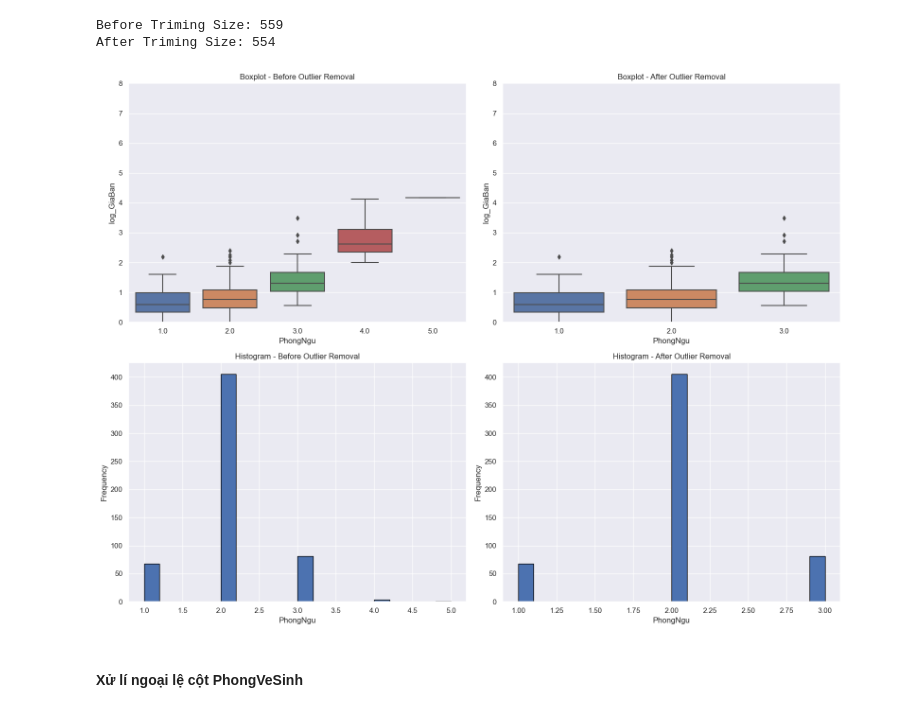
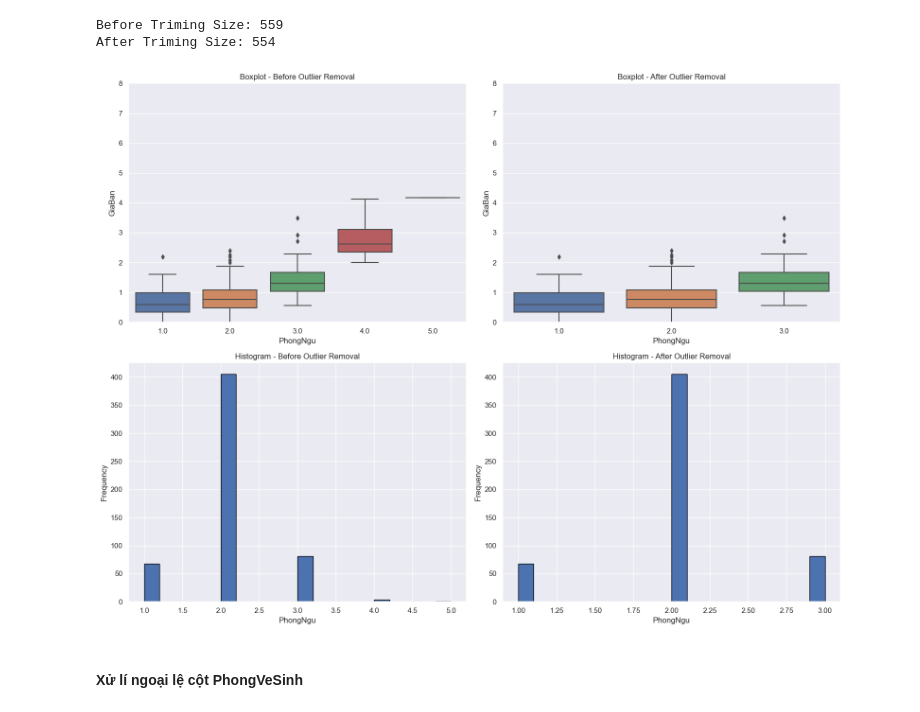
Before and after one commit to Yenhi501/Web_Scarping, a Jupyter notebook: model_smallDS.ipynb, the cells around one changed output. Saved outputs shown, nothing was run; the diff lists cells and outputs as text; code cells hidden in the pictures.

```diff
--- a/model_smallDS.ipynb
+++ b/model_smallDS.ipynb
@@ -463,36 +463,36 @@ data_before_outlier = pd.concat([y_train_s, X_train_s[var]], axis=1)
 sns.boxplot(x=var, y=y_train_s, data=data_before_outlier, ax=axes[0, 0])
 axes[0, 0].set_ylim(0, 8)
 axes[0, 0].set_xlabel(var)
-axes[0, 0].set_ylabel('log_GiaBan')
+axes[0, 0].set_ylabel('GiaBan')
 axes[0, 0].set_title('Boxplot - Before Outlier Removal')
 
 # Boxplot - After Outlier Removal
 data_outlier_removal = pd.concat([y_train_s, df_normal_new_train[var]], axis=1)
 sns.boxplot(x=var, y='GiaBan', data=data_outlier_removal, ax=axes[0, 1])
 axes[0, 1].set_ylim(0, 8)
 axes[0, 1].set_xlabel(var)
-axes[0, 1].set_ylabel('log_GiaBan')
+axes[0, 1].set_ylabel('GiaBan')
 axes[0, 1].set_title('Boxplot - After Outlier Removal')
 
 # Histogram - Before Outlier Removal
 axes[1, 0].hist(X_train_s[var], bins=20, edgecolor='black')
 axes[1, 0].set_xlabel(var)
 axes[1, 0].set_ylabel('Frequency')
 axes[1, 0].set_title('Histogram - Before Outlier Removal')
 
 # Histogram - After Outlier Removal
 axes[1, 1].hist(df_normal_new_train[var], bins=20, edgecolor='black')
 axes[1, 1].set_xlabel(var)
 axes[1, 1].set_ylabel('Frequency')
 axes[1, 1].set_title('Histogram - After Outlier Removal')
 
 # Adjust the spacing between subplots
 plt.tight_layout()
 
 # Display the plot
 plt.show()
 # %% [output]
-[figure, old version]
+[figure, new version]
 # %% [markdown]
 #### Xử lí ngoại lệ cột PhongVeSinh
 # %%
```
Also changed, not shown: parts of 18 cells of this notebook, 2 other files.
